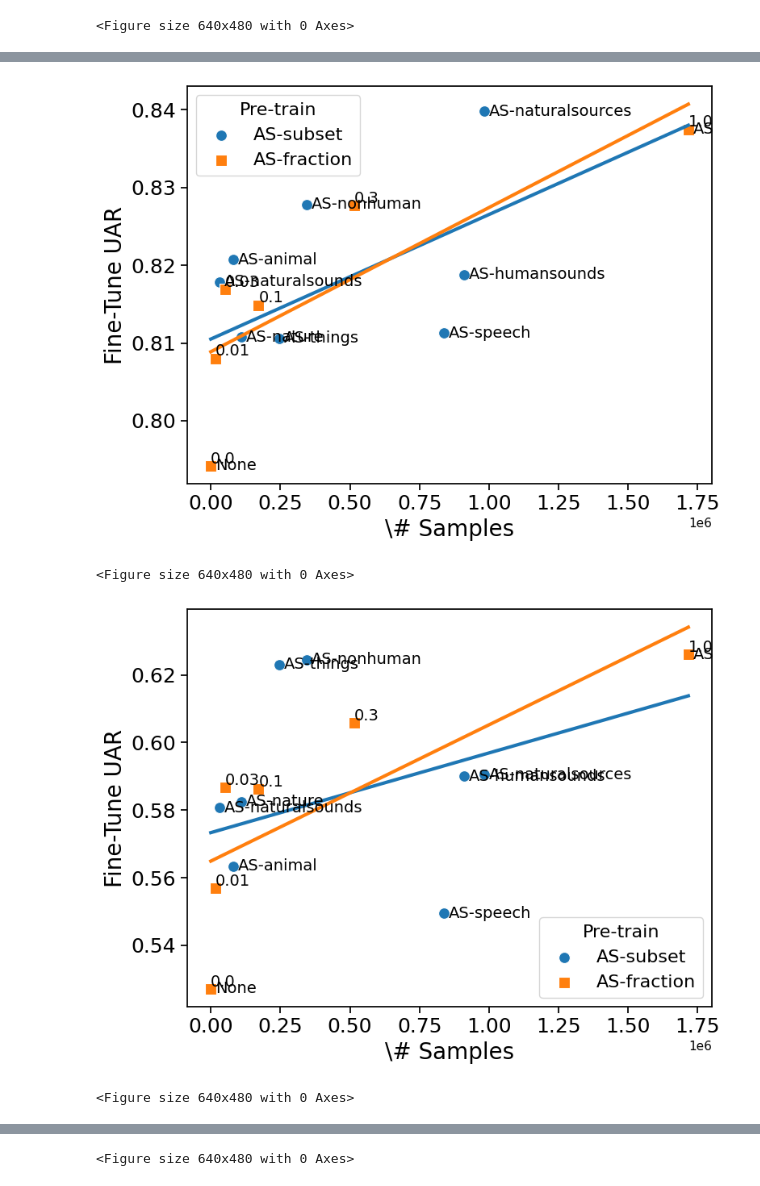
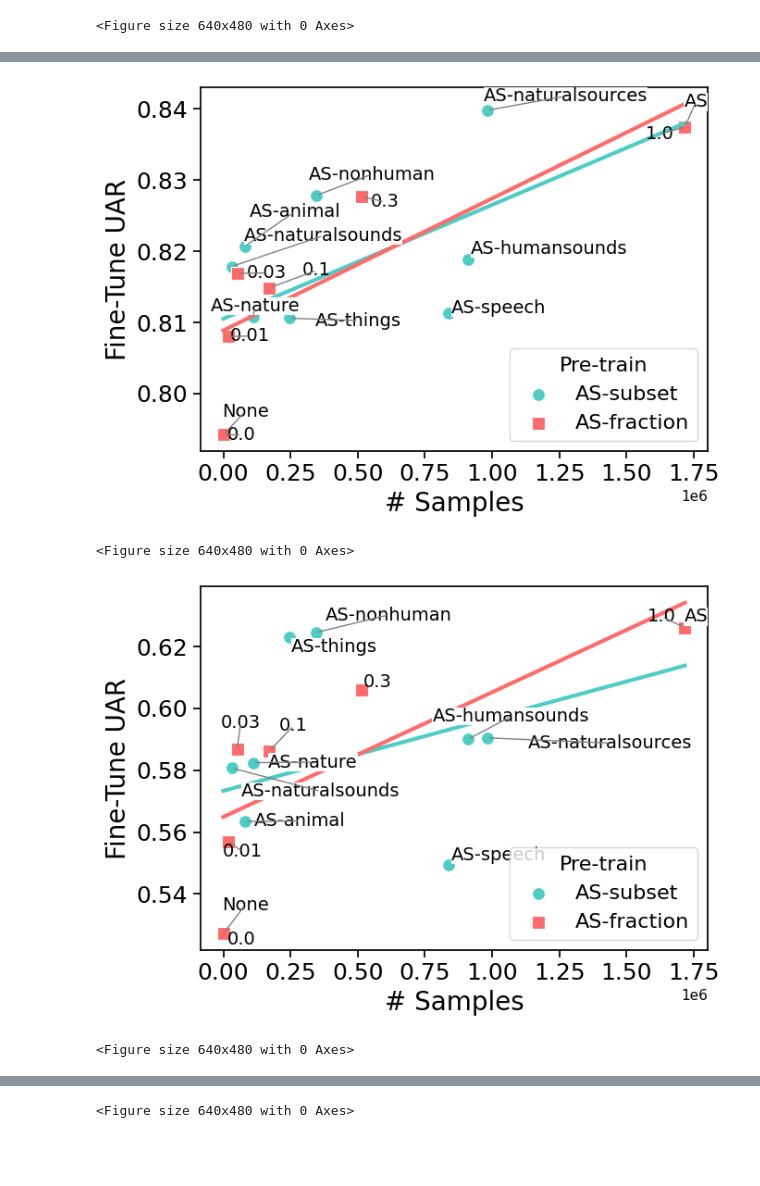
Before and after one commit to millinma/OntoTLAudio, a Jupyter notebook: plot_finetuning_results.ipynb, the cells around one changed output, grey strips where cells are left out. Cells and saved outputs as stored; diff of their text form; code cells hidden in the pictures; blank space fills up the shorter version.

Commit message:
Updated plots

```diff
--- a/plot_finetuning_results.ipynb
+++ b/plot_finetuning_results.ipynb
@@ -209,7 +209,7 @@ for dataset in df_subsets_classes['dataset'].unique():
         )
 
     # Set plot title and labels
-    plt.xlabel("\# Classes", fontsize=label_font_size)
+    plt.xlabel("# Classes", fontsize=label_font_size)
     plt.ylabel("Fine-Tune UAR", fontsize=label_font_size)
     plt.xticks(fontsize=tick_font_size)
     plt.yticks(fontsize=tick_font_size)
@@ -243,7 +341,7 @@ for dataset in df_subsets['dataset'].unique():
 
     x_offset = x_range * 0.01  # 1% of x-axis range
     y_offset = y_range * 0.02  # 2% of y-axis range
-    plt.figure(figsize=(8, 6))
+    plt.figure(figsize=(7, 5))
     sns.set_context("notebook",
                 rc={
                   "lines.linewidth": line_width,
@@ -259,7 +357,8 @@ for dataset in df_subsets['dataset'].unique():
         data=df_ontology,
         x='pretrain_datasize',
         y='test_uar',
-        color='tab:blue',
+        #color='tab:blue',
+        color='#4ECDC4',
         marker='o',
         s=100,
         label="AS-subset"
@@ -270,60 +369,73 @@ for dataset in df_subsets['dataset'].unique():
         y='test_uar',
         scatter=False,
         ci=None,
-        color='tab:blue'
+        #color='tab:blue'
+        color='#4ECDC4'
     )
-    for idx, row in df_ontology.iterrows():
-        plt.text(
-            row['pretrain_datasize'] + x_offset,
-            row['test_uar'],
-            row['pretrain_data'],
-            fontsize=text_marker_font_size,
-            verticalalignment='center'
-        )
 
     # Scatter and regplot for df_fraction
     sns.scatterplot(
         data=df_fraction,
         x='pretrain_datasize',
         y='test_uar',
-        color='tab:orange',
+        #color='tab:orange',
+        color='#FF6B6B',
         marker='s',
         s=100,
         label="AS-fraction"
     )
     sns.regplot(
         data=df_fraction,
         x='pretrain_datasize',
         y='test_uar',
         scatter=False,
-        color='tab:orange',
+        #color='tab:orange',
+        color='#FF6B6B',
         ci=None
     )
-    for idx, row in df_fraction.iterrows():
-        plt.text(
-            row['pretrain_datasize'],
-            row['test_uar'] + y_offset,
-            str(row['data_percentage']),
-            fontsize=text_marker_font_size,
-            verticalalignment='center'
+    texts = []
+
+    # Ontology labels
+    for idx, row in df_ontology.iterrows():
+        texts.append(
+            plt.text(row['pretrain_datasize'], row['test_uar'],
+                     row['pretrain_data'], fontsize=text_marker_font_size,
+            bbox=dict(facecolor='white', edgecolor='none', pad=0.15))
         )
 
+    # Fraction labels
+    for idx, row in df_fraction.iterrows():
+        texts.append(
+            plt.text(row['pretrain_datasize'], row['test_uar'],
+                     str(row['data_percentage']), fontsize=text_marker_font_size)
+        )
+
+    # --- Adjust to avoid overlaps (magic line) ---
+    adjust_text(
+        texts,
+        arrowprops=dict(arrowstyle="-", lw=1, color="gray"),
+        expand_points=(1.2, 1.2),
+        expand_text=(1.2, 1.2),
+        force_text=0.5,
+        force_points=0.5
+    )
+
     # Set plot labels
-    plt.xlabel("\# Samples", fontsize=label_font_size)
+    plt.xlabel("# Samples", fontsize=label_font_size)
     plt.ylabel("Fine-Tune UAR", fontsize=label_font_size)
     plt.xticks(fontsize=tick_font_size)
     plt.yticks(fontsize=tick_font_size)
     plt.legend(title="Pre-train", fontsize=legend_font_size, title_fontsize=legend_font_size)
 
     # Save and show
     subsets_samples_path = join(subsets_samples_folder, "subsets_samples_" + dataset)
     plt.tight_layout()
     plt.savefig(subsets_samples_path + file_ext1)
     plt.savefig(subsets_samples_path + file_ext2)
     plt.show()
     plt.clf()
 # %% [output]
-[figure, old version]
+[figure, new version]
 <Figure size 640x480 with 0 Axes>
-[figure, old version]
+[figure, new version]
 <Figure size 640x480 with 0 Axes>
```
Also changed, not shown: parts of 2 cells of this notebook, 12 other files.
